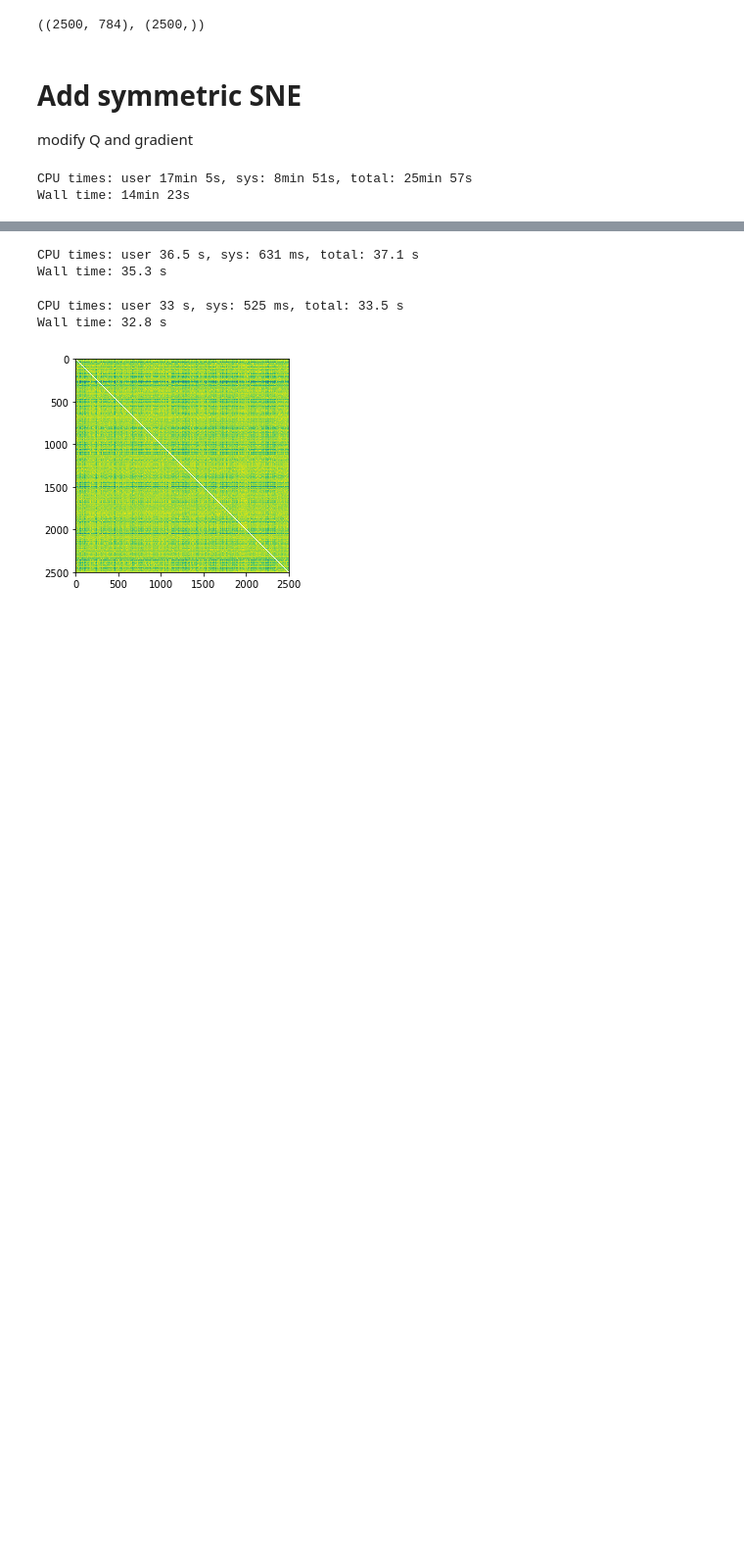
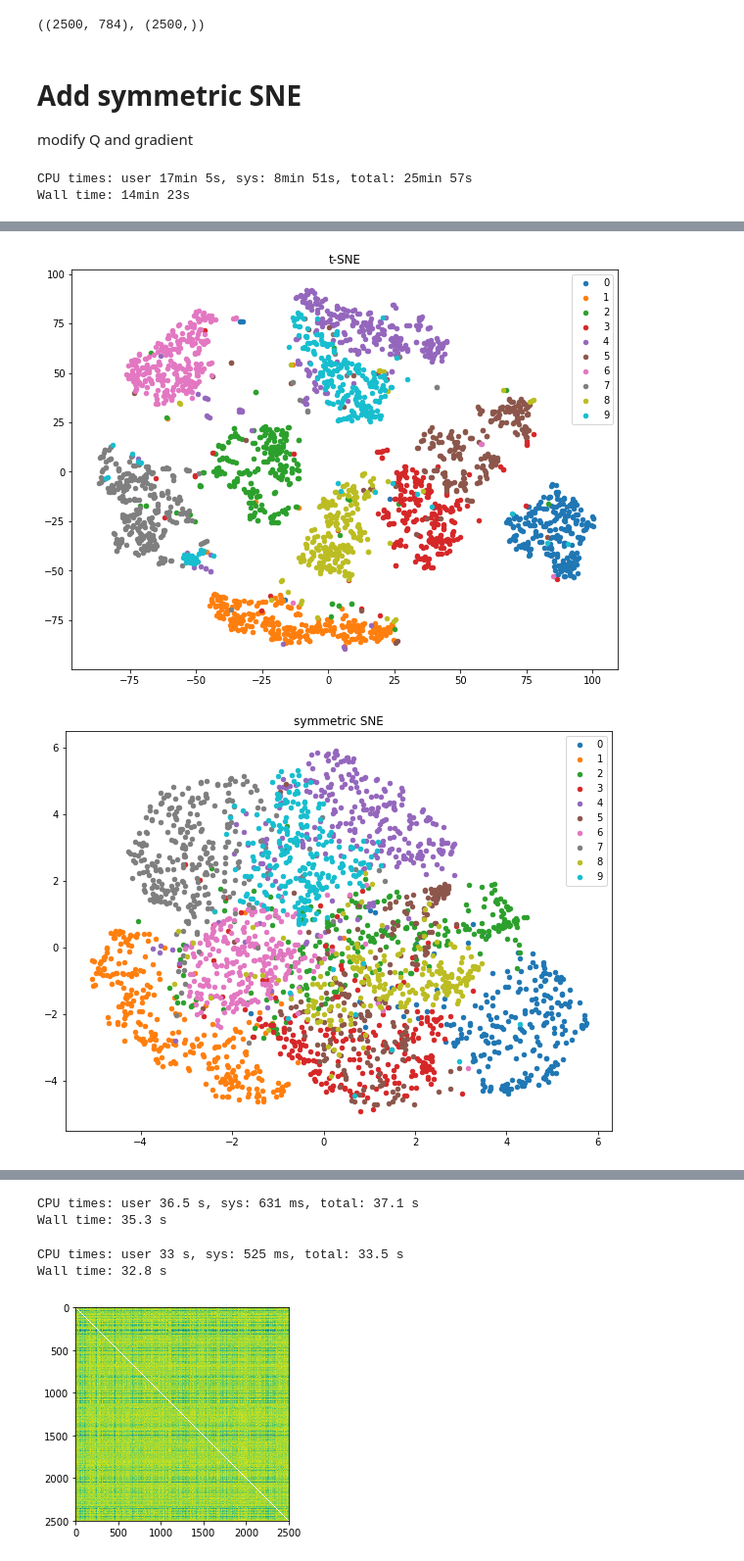
Before and after one commit to csielee/2018ML, a Jupyter notebook: HW8/HW8.ipynb, the cells around one changed output, grey strips where cells are left out. Shown at 98% size. Saved outputs shown, nothing was run; the diff lists cells and outputs as text; code cells hidden in the pictures; blank space fills up the shorter version.

```diff
--- a/HW8/HW8.ipynb
+++ b/HW8/HW8.ipynb
@@ -318,0 +337,28 @@ plt.scatter(Y[:,0], Y[:,1], s=20, c=labels)
+# %%
+def showByClustering(Y, labels, size=20, title=''):
+    plt.figure(figsize=(10,7.5))
+    plt.title(title)
+    for l in np.unique(labels):
+        plt.scatter(Y[labels==l,0], Y[labels==l,1], s=size, label=str(int(l)))
+    plt.legend()
+    plt.show()
+
+def showCostCurve(Cs, labels=None, title=''):
+    plt.figure(figsize=(10,7.5))
+    plt.title(title)
+    if type(labels) == type(None):
+        labels = ['']*len(Cs)
+
+    for idx, C in enumerate(Cs):
+        plt.plot(C, label=labels[idx])
+
+    plt.xlabel('Iterations per 10')
+    plt.ylabel('KL divergence (Cost)')
+    plt.legend()
+    plt.show()
+# %%
+showByClustering(Ys[0], labels, title='t-SNE')
+showByClustering(Ys[1], labels, title='symmetric SNE')
+# %% [output]
+[figure, added]
+[figure, added]
```
Also changed, not shown: parts of 7 cells of this notebook.
